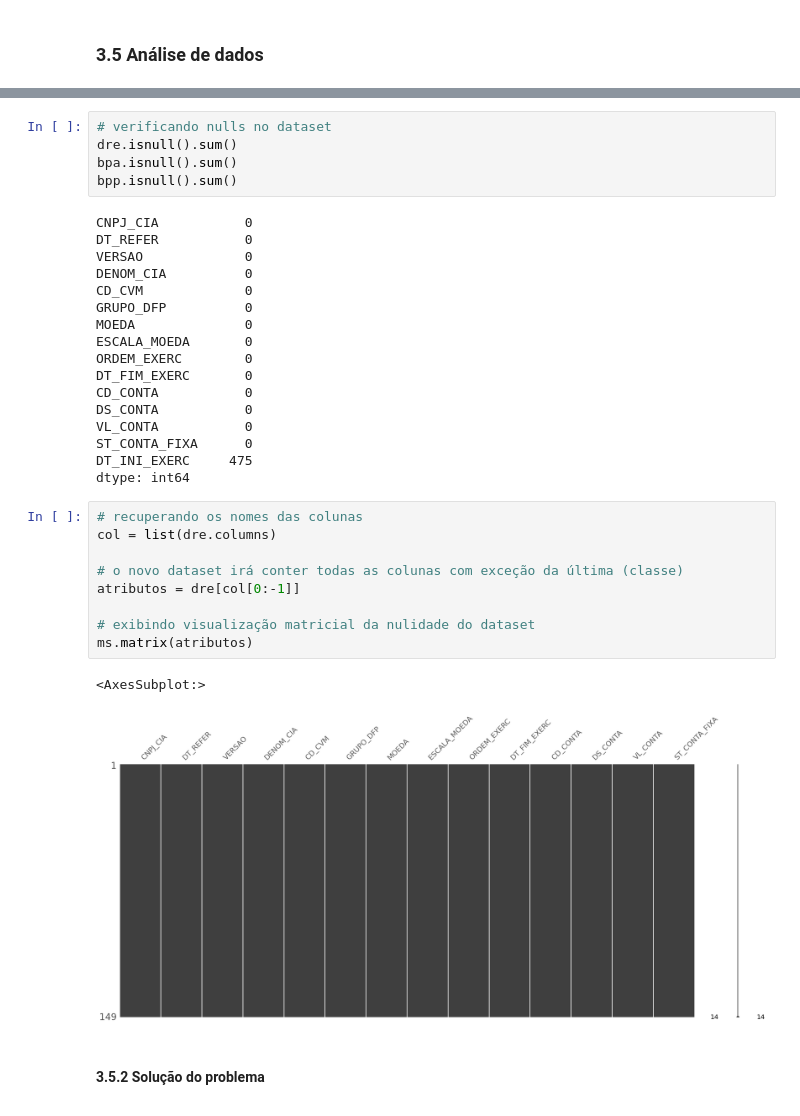
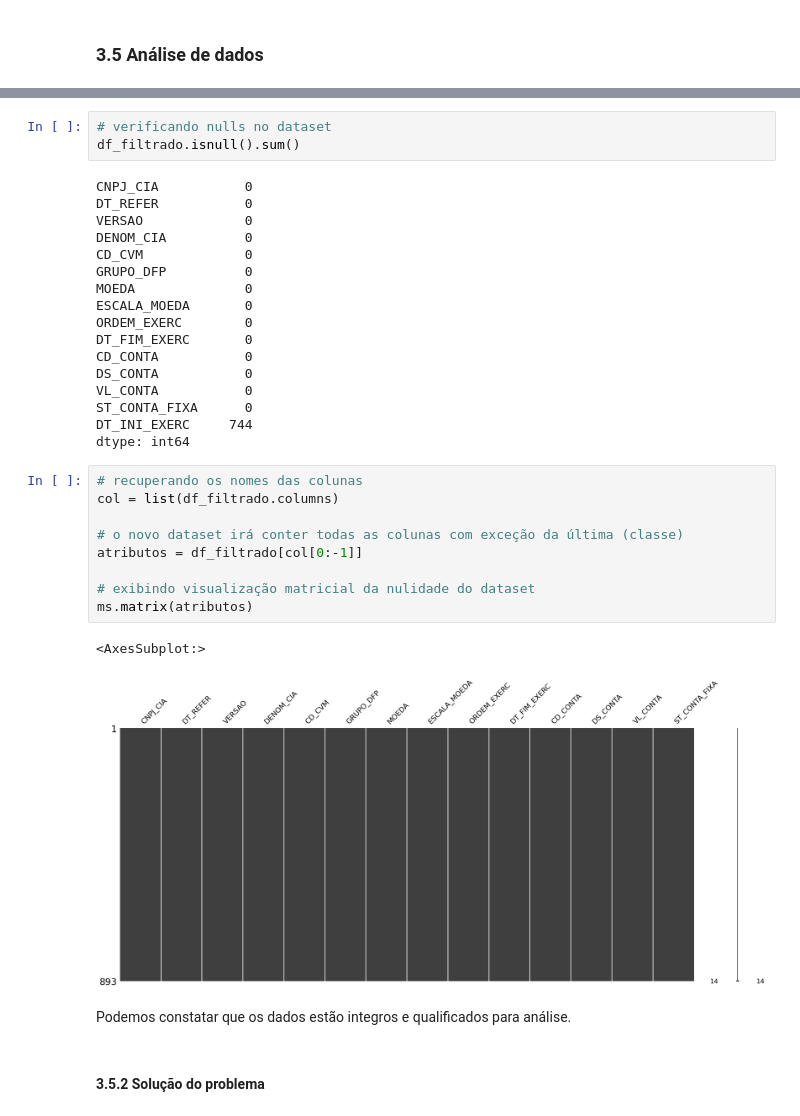
Before and after one commit to Wsouza36/Ciencia-de-Dados---PUC, a Jupyter notebook: PUC SPRINT ENGENHARIA DE DADOS/PUC_MVP_SPRINT_Engenharia_de_dados.ipynb, the cells around one changed output, grey strips where cells are left out. Saved outputs shown, nothing was run; the diff lists cells and outputs as text.

```diff
--- a/PUC SPRINT ENGENHARIA DE DADOS/PUC_MVP_SPRINT_Engenharia_de_dados.ipynb
+++ b/PUC SPRINT ENGENHARIA DE DADOS/PUC_MVP_SPRINT_Engenharia_de_dados.ipynb
@@ -513,8 +529,6 @@ memory usage: 18.6+ KB
 # %%
 # verificando nulls no dataset
-dre.isnull().sum()
-bpa.isnull().sum()
-bpp.isnull().sum()
+df_filtrado.isnull().sum()
 # %% [output]
 CNPJ_CIA           0
 DT_REFER           0
@@ -530,20 +544,22 @@ CD_CONTA           0
 DS_CONTA           0
 VL_CONTA           0
 ST_CONTA_FIXA      0
-DT_INI_EXERC     475
+DT_INI_EXERC     744
 dtype: int64
 # %%
 # recuperando os nomes das colunas
-col = list(dre.columns)
+col = list(df_filtrado.columns)
 
 # o novo dataset irá conter todas as colunas com exceção da última (classe)
-atributos = dre[col[0:-1]]
+atributos = df_filtrado[col[0:-1]]
 
 # exibindo visualização matricial da nulidade do dataset
 ms.matrix(atributos)
 # %% [output]
 <AxesSubplot:>
-[figure, old version]
+[figure, new version]
+# %% [markdown]
+Podemos constatar que os dados estão integros e qualificados para análise.
 # %% [markdown]
 #### 3.5.2 Solução do problema
 # %%
```
Also changed, not shown: parts of 44 cells of this notebook.
